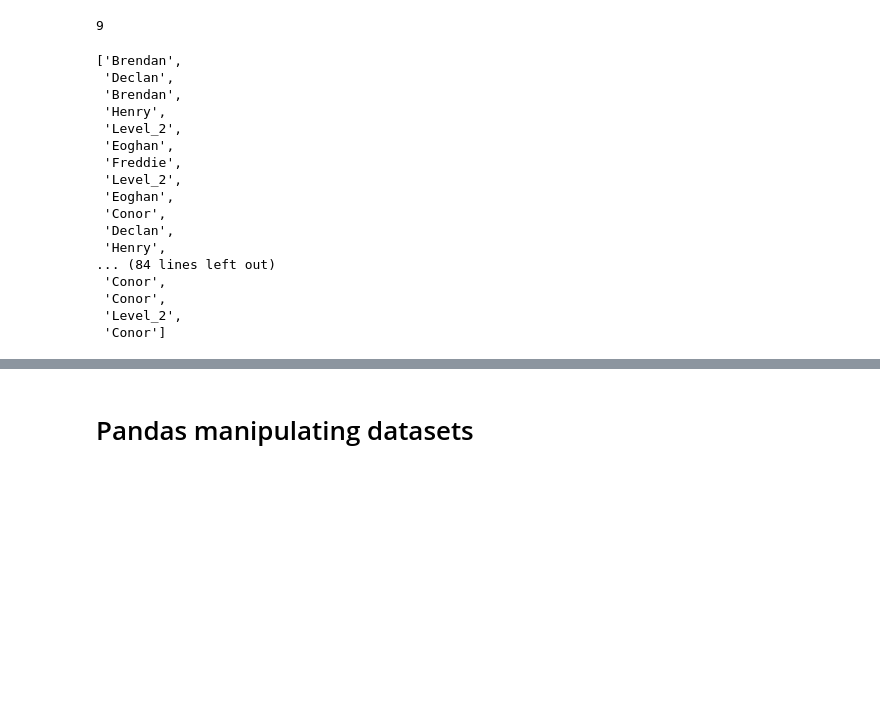
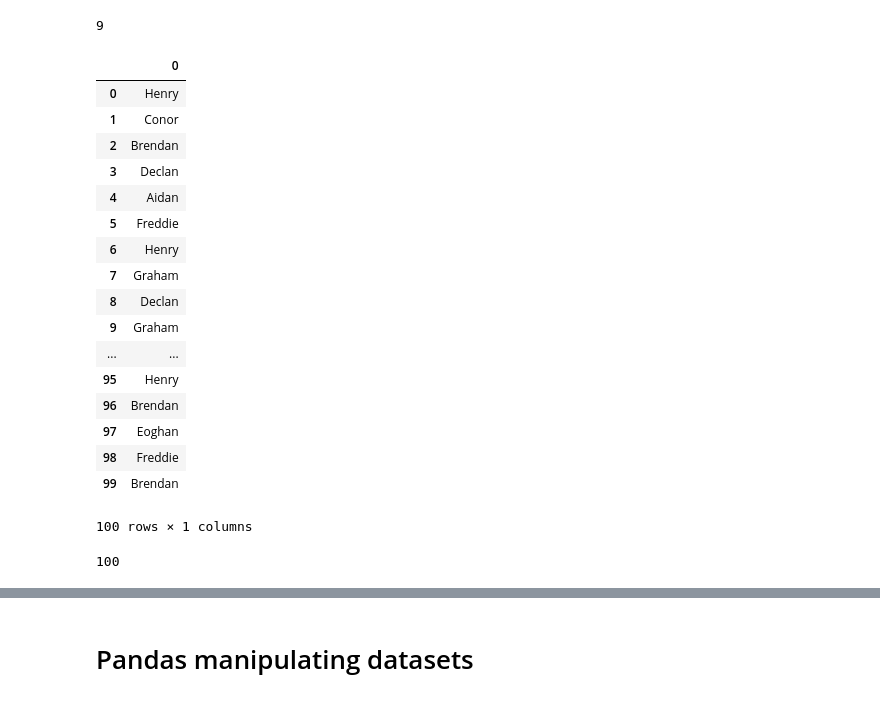
Before and after one commit to taking1fortheteam/ProgrammingForDA_DataSet_13Dec2019, a Jupyter notebook: ProgrammingForDA_Dec2019.ipynb, the cells around one changed output, grey strips where cells are left out. Drawn from its saved outputs; the diff is of its cells as text; code cells hidden in the pictures; blank space fills up the shorter version.

```diff
--- a/ProgrammingForDA_Dec2019.ipynb
+++ b/ProgrammingForDA_Dec2019.ipynb
@@ -101,22 +111,37 @@ len(experts)
 # %%
 # Now we need to randomize this array somehow
 import random
-random.choices(experts, k=100)
+import pandas as pd
+#array_experts = np.array.random.choices(experts, k=100)
+#random.choices(experts, k=100)
+
+array_experts = np.array(experts)
+
+array_experts = random.choices(experts, k=100)
+
+array_experts_dataframe = pd.DataFrame(array_experts)
+
+array_experts_dataframe
 # %% [output]
+|  | 0 |
+| 0 | Henry |
+| 1 | Conor |
+| 2 | Brendan |
+| 3 | Declan |
+| 4 | Aidan |
+| 5 | Freddie |
+| 6 | Henry |
+| 7 | Graham |
+| 8 | Declan |
+| 9 | Graham |
+| ... | ... |
+| 95 | Henry |
+| 96 | Brendan |
+| 97 | Eoghan |
+| 98 | Freddie |
+| 99 | Brendan |
-['Brendan',
- 'Declan',
- 'Brendan',
- 'Henry',
- 'Level_2',
- 'Eoghan',
- 'Freddie',
- 'Level_2',
- 'Eoghan',
- 'Conor',
- 'Declan',
- 'Henry',
-... (84 lines left out)
- 'Conor',
- 'Conor',
- 'Level_2',
- 'Conor']
+100 rows × 1 columns
+# %%
+len(array_experts_dataframe)
+# %% [output]
+100
```
Also changed, not shown: parts of 8 cells of this notebook.
